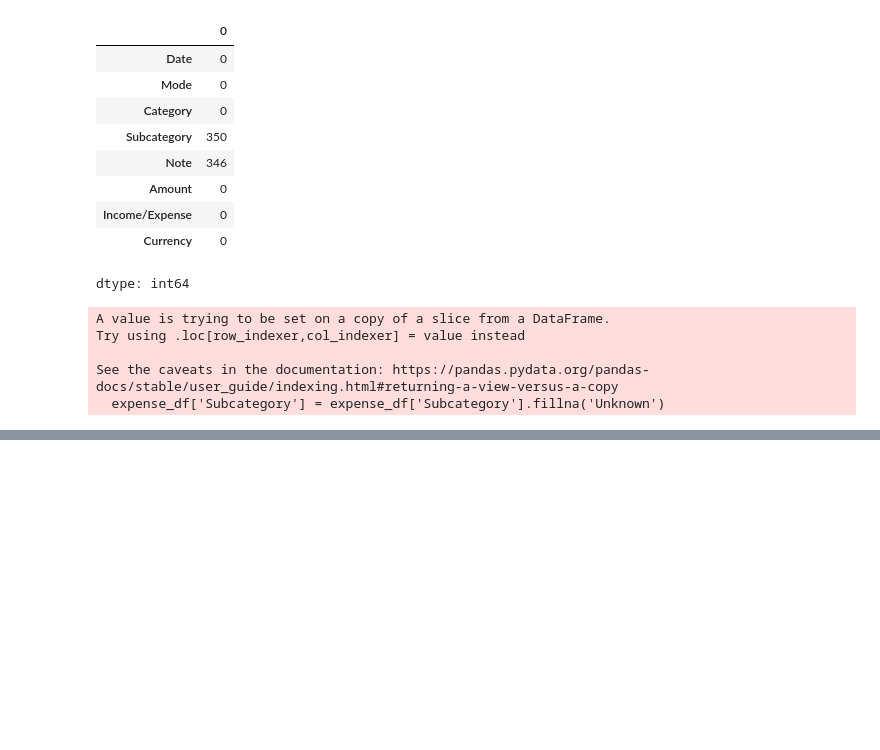
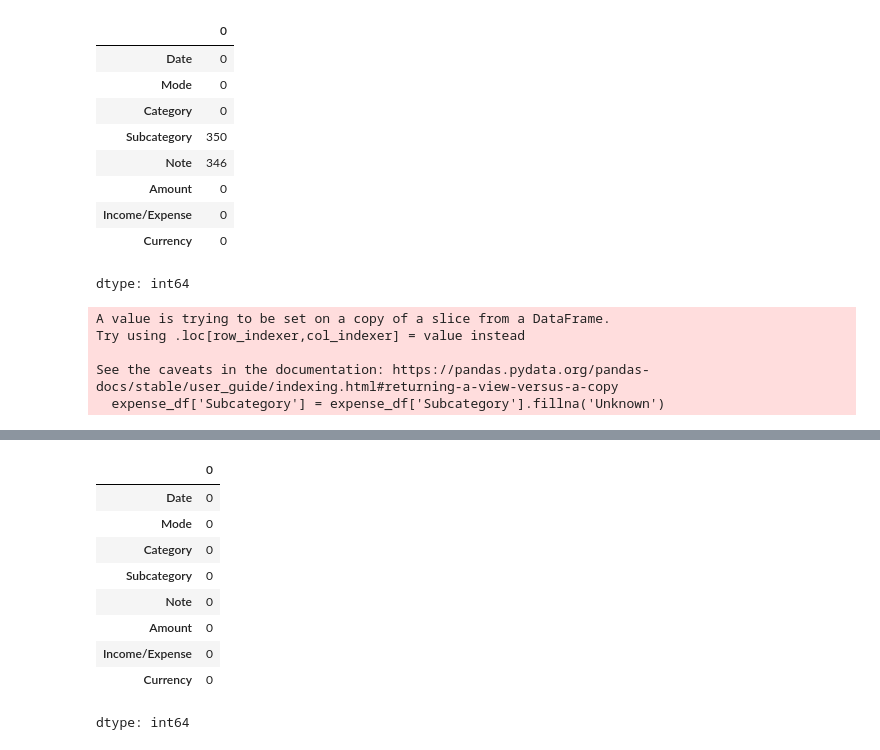
Before and after one commit to kailashchaudhary-p/Daily-Expense-Analyzer, a Jupyter notebook: Daily_Expense_Analyzer.ipynb, the cells around one changed output, grey strips where cells are left out. Cells and saved outputs as stored; diff of their text form; code cells hidden in the pictures; blank space fills up the shorter version.

```diff
--- a/Daily_Expense_Analyzer.ipynb
+++ b/Daily_Expense_Analyzer.ipynb
@@ -203,0 +226,13 @@ See the caveats in the documentation: https://pandas.pydata.org/pandas-docs/stab
+# %%
+expense_df.isnull().sum()
+# %% [output]
+|  | 0 |
+| Date | 0 |
+| Mode | 0 |
+| Category | 0 |
+| Subcategory | 0 |
+| Note | 0 |
+| Amount | 0 |
+| Income/Expense | 0 |
+| Currency | 0 |
+dtype: int64
```
Also changed, not shown: parts of 2 cells of this notebook.
